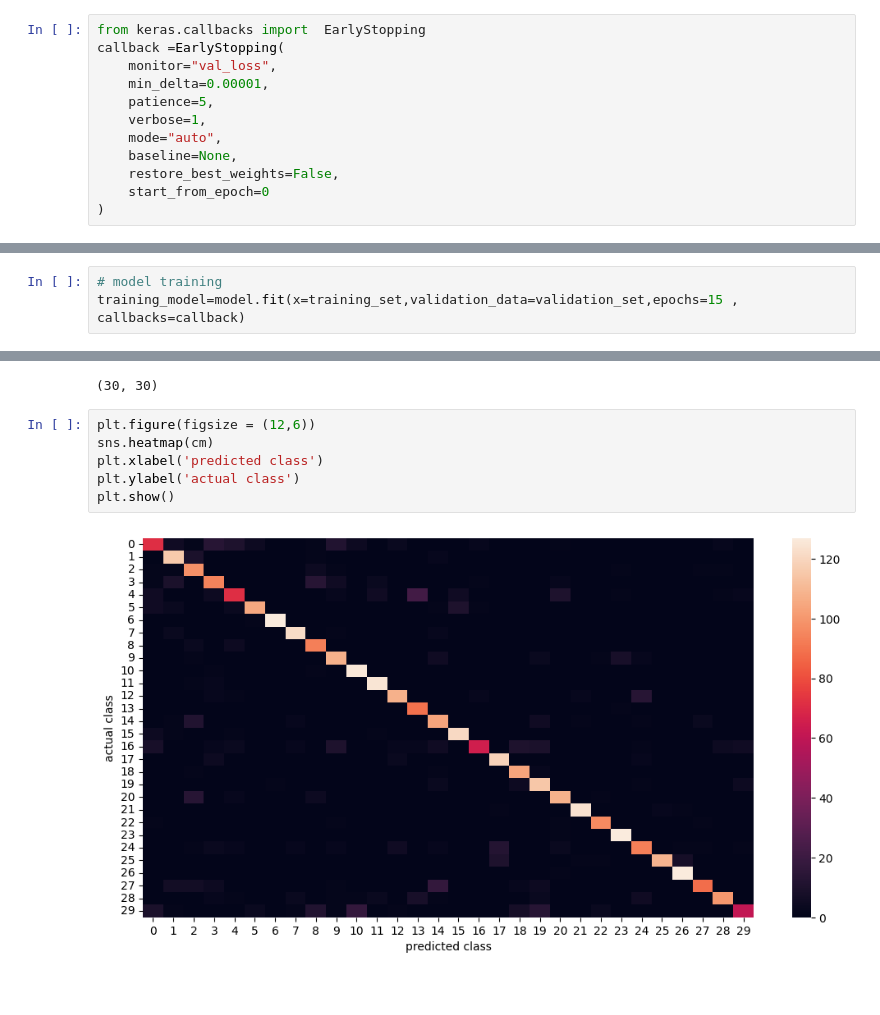
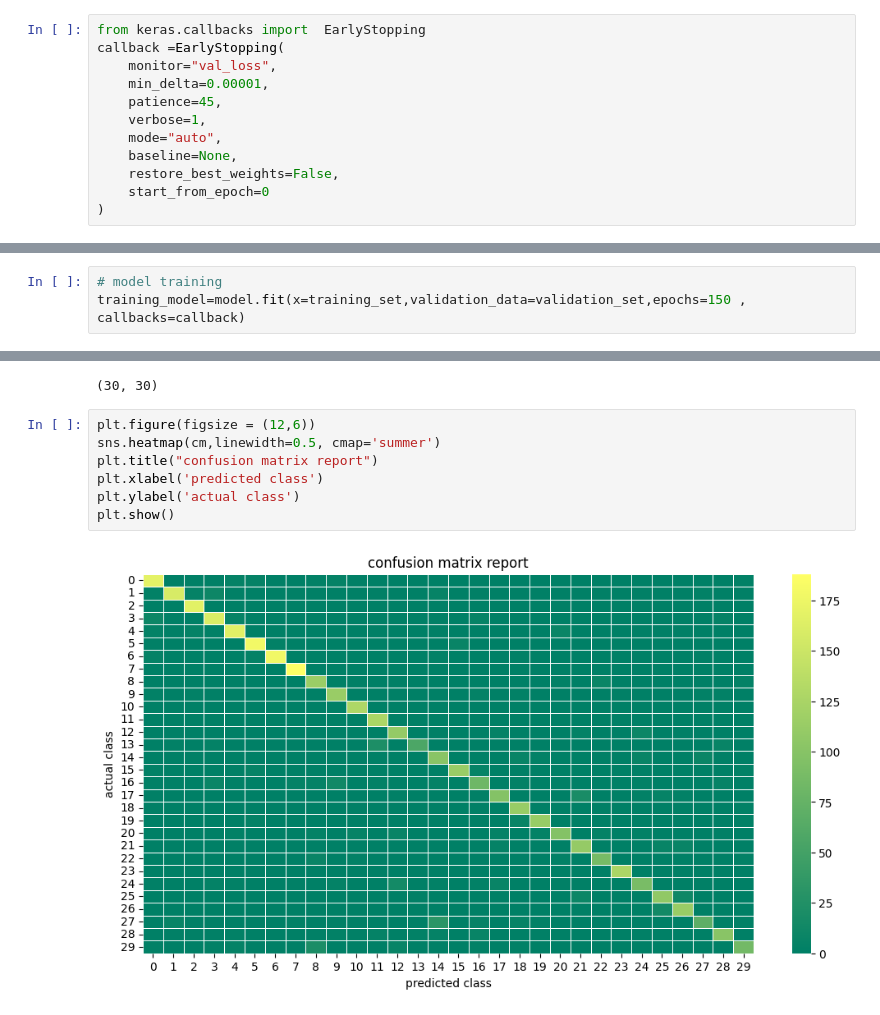
Before and after one commit to SadabAli/Indian_Medical_Leaves_Detection, a Jupyter notebook: new.ipynb, the cells around one changed output, grey strips where cells are left out. Cells and saved outputs as stored; diff of their text form; blank space fills up the shorter version.

```diff
--- a/new.ipynb
+++ b/new.ipynb
@@ -115,7 +115,7 @@ from keras.callbacks import  EarlyStopping
 callback =EarlyStopping(
     monitor="val_loss",
     min_delta=0.00001,
-    patience=5,
+    patience=45,
     verbose=1,
     mode="auto",
     baseline=None,
@@ -161,5 +161,5 @@ GPU Name:  NVIDIA GeForce RTX 3050 Laptop GPU
 Using device: cuda
 # %%
 # model training
-training_model=model.fit(x=training_set,validation_data=validation_set,epochs=15 , callbacks=callback)
+training_model=model.fit(x=training_set,validation_data=validation_set,epochs=150 , callbacks=callback)
 # %% [output]
@@ -365,9 +408,10 @@ cm.shape
 (30, 30)
 # %%
 plt.figure(figsize = (12,6))
-sns.heatmap(cm)
+sns.heatmap(cm,linewidth=0.5, cmap='summer')
+plt.title("confusion matrix report")
 plt.xlabel('predicted class')
 plt.ylabel('actual class')
 plt.show()
 # %% [output]
-[figure, old version]
+[figure, new version]
```
Also changed, not shown: parts of 35 cells of this notebook, 1 other file.
